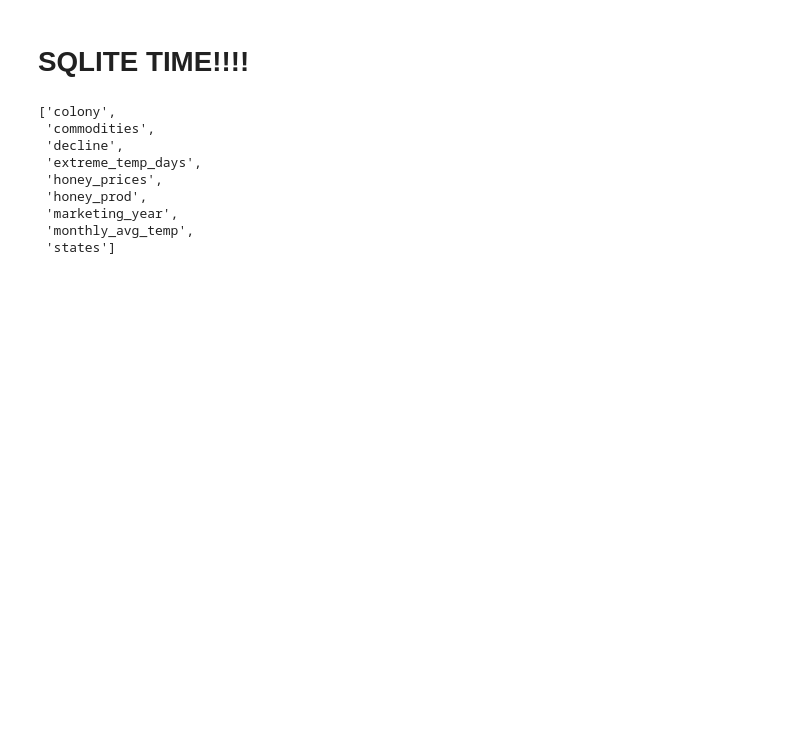
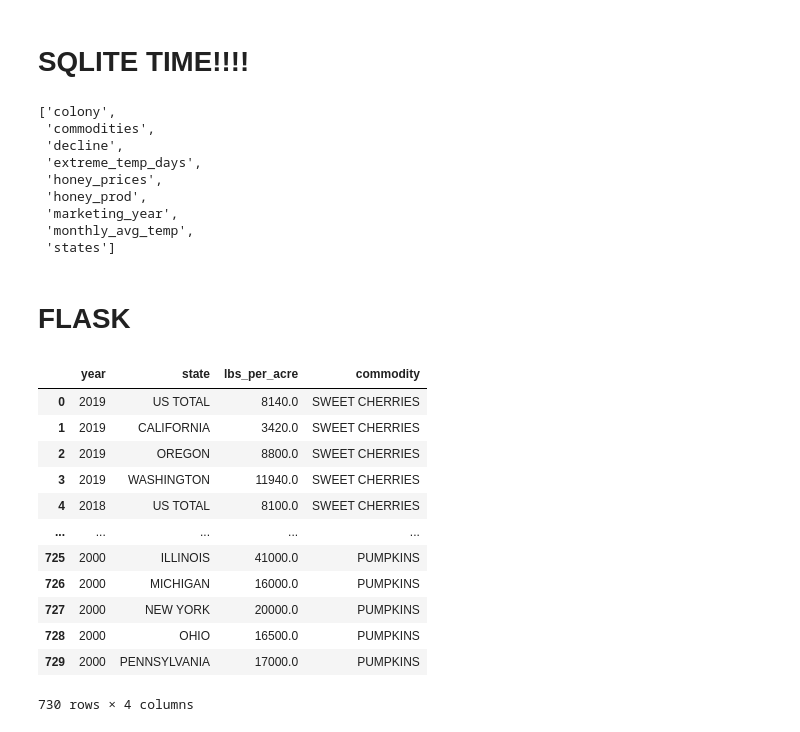
Before and after one commit to gamem001/bees_machine_learning, a Jupyter notebook: melissa/sqlite_building_v2.ipynb, the cells around one changed output. Cells and saved outputs as stored; diff of their text form; code cells hidden in the pictures; blank space fills up the shorter version.

```diff
--- a/melissa/sqlite_building_v2.ipynb
+++ b/melissa/sqlite_building_v2.ipynb
@@ -688,0 +687,19 @@ engine.table_names()
+# %% [markdown]
+# FLASK
+# %%
+commodities = pd.read_sql('select * from commodities', con=engine)
+commodities
+# %% [output]
+|  | year | state | lbs_per_acre | commodity |
+| 0 | 2019 | US TOTAL | 8140.0 | SWEET CHERRIES |
+| 1 | 2019 | CALIFORNIA | 3420.0 | SWEET CHERRIES |
+| 2 | 2019 | OREGON | 8800.0 | SWEET CHERRIES |
+| 3 | 2019 | WASHINGTON | 11940.0 | SWEET CHERRIES |
+| 4 | 2018 | US TOTAL | 8100.0 | SWEET CHERRIES |
+| ... | ... | ... | ... | ... |
+| 725 | 2000 | ILLINOIS | 41000.0 | PUMPKINS |
+| 726 | 2000 | MICHIGAN | 16000.0 | PUMPKINS |
+| 727 | 2000 | NEW YORK | 20000.0 | PUMPKINS |
+| 728 | 2000 | OHIO | 16500.0 | PUMPKINS |
+| 729 | 2000 | PENNSYLVANIA | 17000.0 | PUMPKINS |
+730 rows × 4 columns
```
Also changed, not shown: parts of 3 cells of this notebook, 3 other files.
